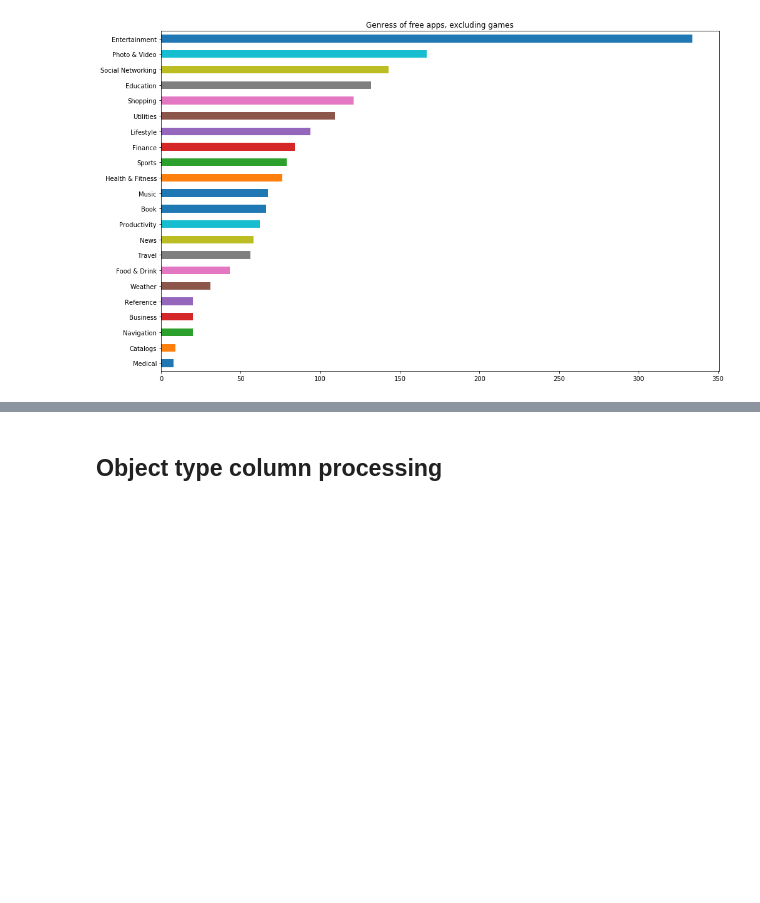
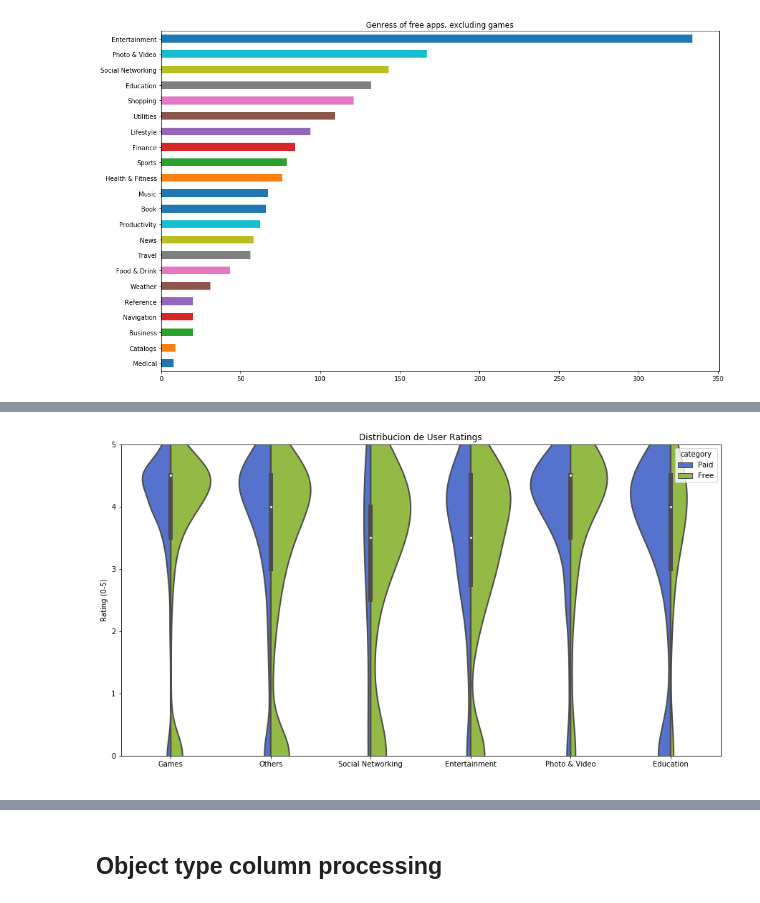
Before and after one commit to rozanecm/7550_tpFinal, a Jupyter notebook: Untitled.ipynb, the cells around one changed output, grey strips where cells are left out. Cells and saved outputs as stored; diff of their text form; code cells hidden in the pictures; blank space fills up the shorter version.

```diff
--- a/Untitled.ipynb
+++ b/Untitled.ipynb
@@ -135,0 +244,14 @@ Veamos que hay en la categoria de 17+.
+# %%
+plt.figure(figsize=(15,8))
+plt.style.use('fast')
+plt.ylim([0,5])
+plt.title("Distribucion de User Ratings")
+sns.violinplot(data=apps, y ='user_rating',x='broad_genre',hue='category',
+               vertical=True,kde=False,split=True ,linewidth=2,
+               scale ='count', palette=['#4169E1','#9ACD32'])
+plt.xlabel(" ")
+plt.ylabel("Rating (0-5)")
+
+plt.show()
+# %% [output]
+[figure, added]
```
Also changed, not shown: parts of 27 cells of this notebook.
